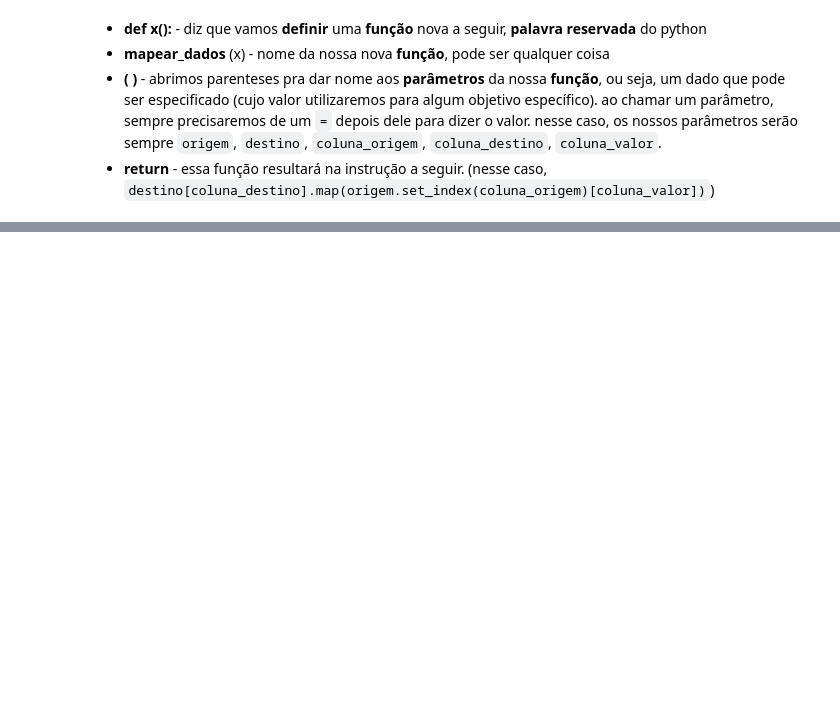
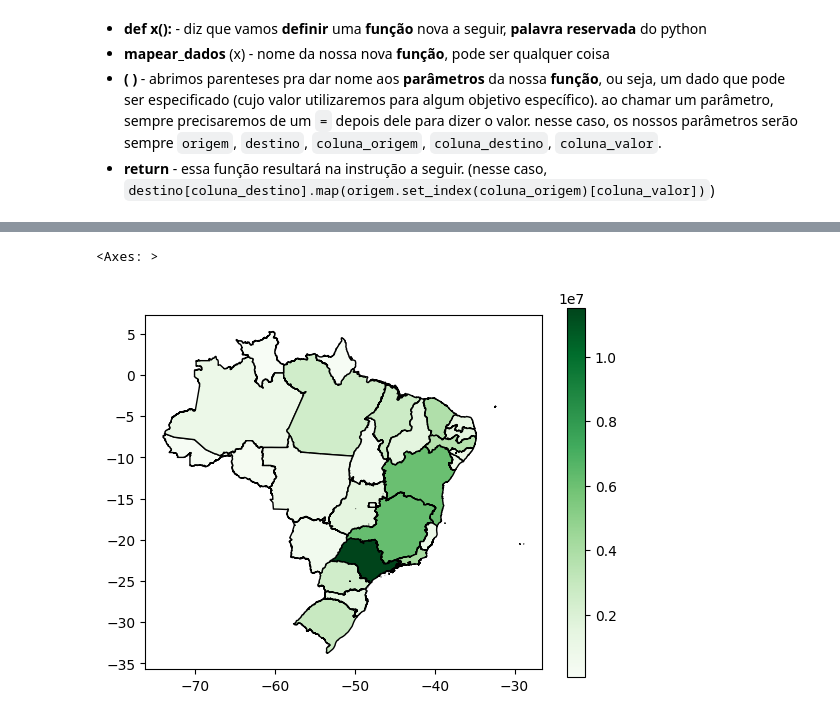
Before and after one commit to aentropic/template-ufpr-24, a Jupyter notebook: notebooks_aulas/aula8.ipynb, the cells around one changed output, grey strips where cells are left out. Saved outputs shown, nothing was run; the diff lists cells and outputs as text; code cells hidden in the pictures; blank space fills up the shorter version.

```diff
--- a/notebooks_aulas/aula8.ipynb
+++ b/notebooks_aulas/aula8.ipynb
@@ -40,5 +51,5 @@ turno2_votos[colunas].groupby(['SG_UF', 'NM_CANDIDATO']).sum().reset_index().to_
 # %%
-votos_mapeamento = pd.read_csv('../data/votos_turno2.csv')
+votos_mapeamento = pd.read_csv('../data/votos_2_turno.csv')
 # %%
 def mapear_dados(origem, destino, coluna_origem, coluna_destino, coluna_valor):
     return destino[coluna_destino].map(origem.set_index(coluna_origem)[coluna_valor])
@@ -76,3 +80,8 @@ KeyError: 'votos_lula'
+# %%
+votos_no_mapa = mapear_dados(
+    votos_lula, mapa_br, 'SG_UF', 'SIGLA_UF', 'QT_VOTOS_NOMINAIS_VALIDOS')
+# %%
+mapa_br['VOTOS_LULA'] = votos_no_mapa
 # %%
 # instalar matplotlib se não tiver instalado
 %pip install matplotlib
@@ -93 +102,6 @@ Note: you may need to restart the kernel to use updated packages.
 [notice] To update, run: python.exe -m pip install --upgrade pip
+# %%
+mapa_br.plot(column='VOTOS_LULA', legend=True, cmap='Greens', edgecolor='black')
+# %% [output]
+<Axes: >
+[figure, added]
```
Also changed, not shown: parts of 20 cells of this notebook, 9 other files.
